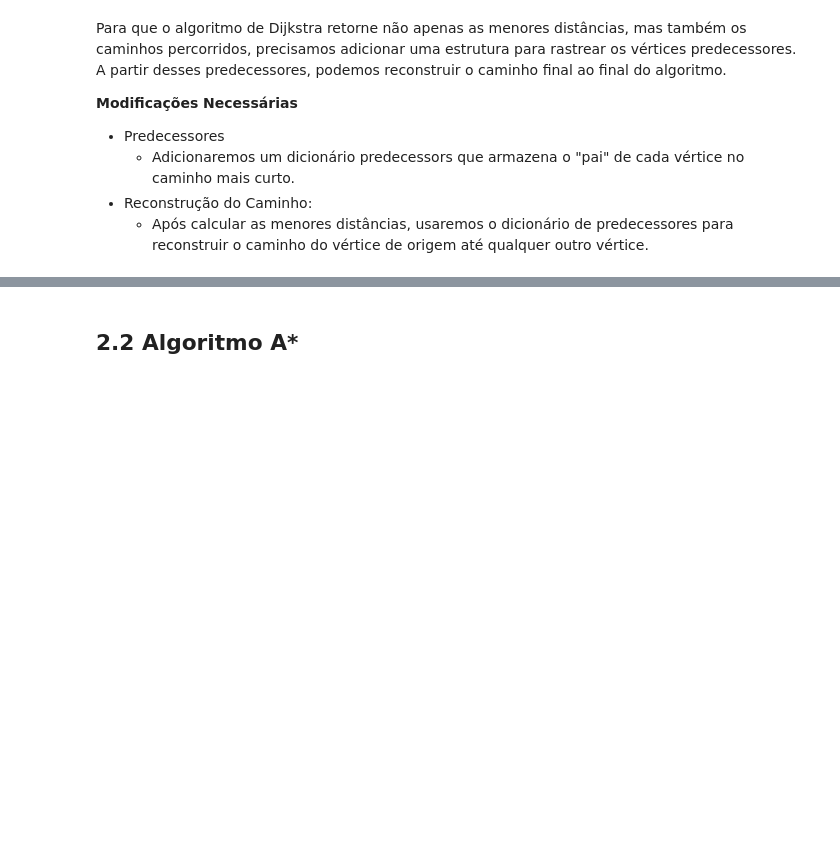
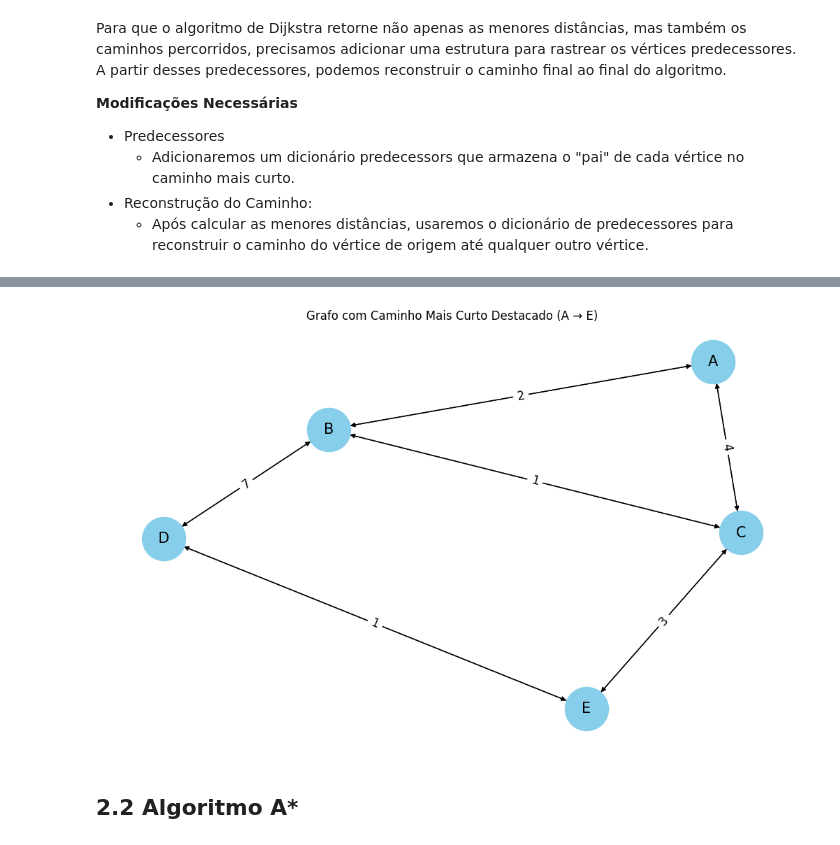
Before and after one commit to AkyLast/university-software, a Jupyter notebook: artificial-intelligence/search_algorithms/activities_search_algorithms.ipynb, the cells around one changed output, grey strips where cells are left out. Drawn from its saved outputs; the diff is of its cells as text; code cells hidden in the pictures; blank space fills up the shorter version.

```diff
--- a/artificial-intelligence/search_algorithms/activities_search_algorithms.ipynb
+++ b/artificial-intelligence/search_algorithms/activities_search_algorithms.ipynb
@@ -1218,6 +1210,7 @@ Para que o algoritmo de Dijkstra retorne não apenas as menores distâncias, mas
 - Reconstrução do Caminho:
     - Após calcular as menores distâncias, usaremos o dicionário de predecessores para reconstruir o caminho do vértice de origem até qualquer outro vértice.
 # %%
+import math
 def dijkstra_list(graph, start):
     """
     Encontra os menores caminhos de um vértice de origem para todos os outros usando Dijkstra.
@@ -1228,35 +1221,41 @@ def dijkstra_list(graph, start):
     :return: Dicionário com menores distâncias e dicionário de predecessores para reconstruir os caminhos
     """
     # Inicializa as distâncias com infinito
+    distances = {vertex: math.inf for vertex in graph}
 
     # Distância da origem para ela mesma é 0
+    distances[start] = 0
 
     # Dicionário para rastrear o "pai" de cada vértice no caminho mais curto
     predecessors = {vertex: None for vertex in graph}
 
     # Cria Lista de vértices não processados
+    unprocessed_vertices = list(graph.keys())
 
     # Enquanto houver vértices não processados
-    while :
+    while unprocessed_vertices:
         # Encontra o vértice não processado com a menor distância acumulada
-        current_vertex =
+        current_vertex = min(unprocessed_vertices, key=lambda vertex: distances[vertex])
 
         # Remove o vértice selecionado da lista de não processados
-
+        unprocessed_vertices.remove(current_vertex)
 
         # Atualiza as distâncias dos vizinhos do vértice atual
-        for :
+        for neighbor, weight in graph[current_vertex]:
             # Calcula a nova distância acumulada para o vizinho
+            new_distance = distances[current_vertex] + weight
 
             # Atualiza se a nova distância for menor que a distância atual
-            if :
+            if new_distance < distances[neighbor]:
                 # Atualiza a distância do vizinho
+                distances[neighbor] = new_distance
 
                 # Atualiza o "pai" do vizinho
+                predecessors[neighbor] = current_vertex
 
 
     # Retorna as distâncias e os predecessores
-    return
+    return distances, predecessors
 
 def reconstruct_path(predecessors, start, end):
     """
@@ -1269,21 +1268,22 @@ def reconstruct_path(predecessors, start, end):
     # Cria uma lista para armazenar o caminho
     path = []
     # Começa pelo vértice de destino
-    current_vertex =
+    current_vertex = end
 
     # Enquanto houver vértices anteriores a visitar (não chegou ao início)
-    while :
+    while current_vertex is not None and current_vertex != start:
         # Adiciona o vértice atual ao caminho
+        path.append(current_vertex)
 
         # Move para o vértice anterior
-        = predecessors[current_vertex]
+        current_vertex = predecessors[current_vertex]
 
-    # Inverte o caminho para que fique do início até o fim
+        # Inverte o caminho para que fique do início até o fim
+        path.reverse()
 
-
-    # Se o caminho não começa no vértice de origem, não existe caminho
-    if :
-        return []
+        # Se o caminho não começa no vértice de origem, não existe caminho
+        if path and path[0] != start:
+            return []
 
     return path
 
@@ -1323,7 +1452,7 @@ for city, distance in shortest_distances.items():
 import networkx as nx
 import matplotlib.pyplot as plt
 
-# nx.DiGraph(): Cria um grafo direcionado usando a biblioteca NetworkX.
+nx.DiGraph(): #Cria um grafo direcionado usando a biblioteca NetworkX.
 # Em um grafo direcionado, as arestas têm uma direção: de um nó origem para um nó destino.
 G = nx.DiGraph()
 # for node, edges in graph.items(): Itera sobre os vértices (node) e suas respectivas arestas (edges) no dicionário do grafo.
@@ -1340,33 +1469,35 @@ pos = nx.spring_layout(G)
 # A chave (u, v) representa a aresta entre os nós u e v. O valor d['weight'] é o peso da aresta.
 edge_labels = {(u, v): d['weight'] for u, v, d in G.edges(data=True)}
 
 plt.figure(figsize=(10, 6))
 # nx.draw(G, pos, ...): Desenha o grafo G com as posições definidas em pos.
 # with_labels=True: Mostra os rótulos dos nós.
 # node_size=2000: Define o tamanho dos nós.
 # node_color='skyblue': Define a cor dos nós.
 # edgecolors='black': Define a cor da borda dos nós.
 # font_size=15: Define o tamanho da fonte dos rótulos.
 nx.draw(G, pos, with_labels=True, node_color='skyblue', node_size=2000, font_size=15, font_color='black')
 # nx.draw_networkx_edge_labels: Desenha os rótulos (pesos) das arestas no grafo.
 # edge_labels: Dicionário com as arestas e seus pesos.
 # pos: Posições dos nós.
 # font_size=12: Define o tamanho da fonte dos rótulos das arestas.
 nx.draw_networkx_edge_labels(G, pos, edge_labels=edge_labels, font_size=12)
 
 # if path: Verifica se o caminho mais curto (path) foi encontrado.
 if path:
     # Cria uma lista edges_in_path que contém todas as arestas no caminho mais curto.
     # Cada aresta é representada como uma tupla (path[i], path[i + 1]), onde path[i] e path[i + 1] são nós consecutivos no caminho.
     edges_in_path = [(path[i], path[i + 1]) for i in range(len(path) - 1)]
     # nx.draw_networkx_edges: Desenha apenas as arestas especificadas em edgelist (neste caso, as do caminho mais curto).
     # edge_color='red': Define a cor das arestas do caminho mais curto como vermelho.
     # width=3: Define a largura das arestas do caminho mais curto como 3.
     # edgelist=edges_in_path: Lista de arestas que compõem o caminho mais curto.
     nx.draw_networkx_edges(G, pos, edgelist=edges_in_path, edge_color='red', width=3)
 
 plt.title("Grafo com Caminho Mais Curto Destacado (A → E)")
 plt.show()
+# %% [output]
+[figure, added]
 # %% [markdown]
 ## 2.2 Algoritmo A*
 # %% [markdown]
```
Also changed, not shown: parts of 8 cells of this notebook, 5 other files.
